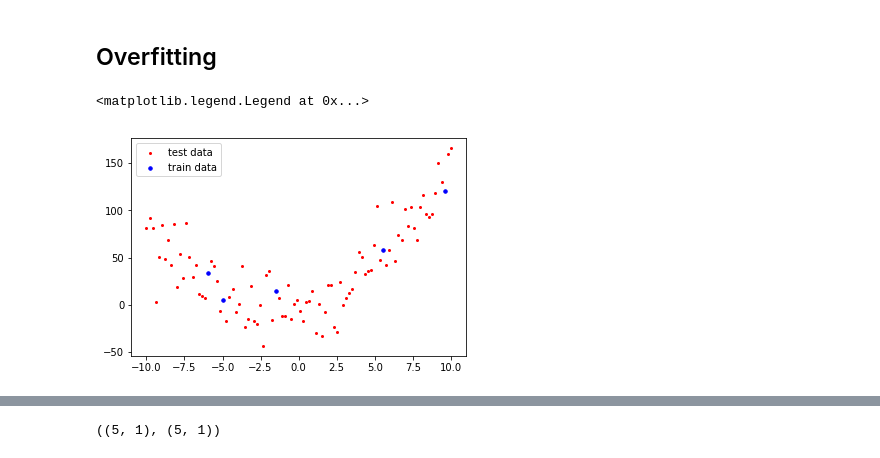
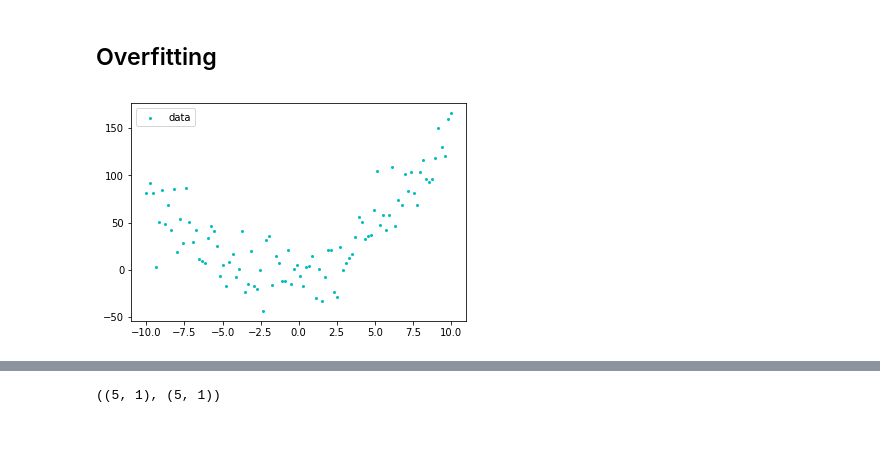
Before and after one commit to dboyliao/FubonDay5, a Jupyter notebook: LectureSketch.ipynb, the cells around one changed output, grey strips where cells are left out. Saved outputs shown, nothing was run; the diff lists cells and outputs as text; code cells hidden in the pictures.

```diff
--- a/LectureSketch.ipynb
+++ b/LectureSketch.ipynb
@@ -26,7 +35,7 @@ Y_test = Y[~mask]
 # %%
-plt.scatter(X, Y, s=4, c='r', label="test data")
-plt.scatter(X_sample, Y_sample, s=12, c='b', label="train data")
-plt.legend(loc='upper left')
+plt.scatter(X, Y, s=4, c='c', label="true data")
+plt.legend(loc="upper left")
+fig = plt.gcf()
+fig.savefig("./images/overfit_all_data.png")
 # %% [output]
-<matplotlib.legend.Legend at 0x...>
-[figure, old version]
+[figure, new version]
```
Also changed, not shown: parts of 10 cells of this notebook, 14 other files.
